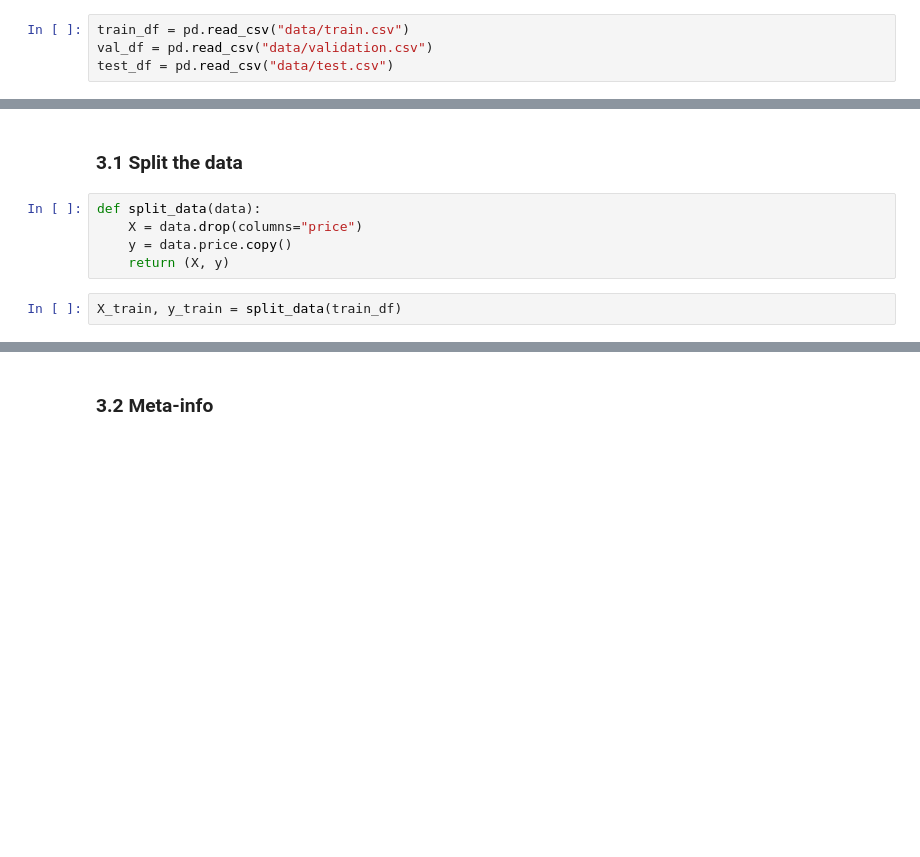
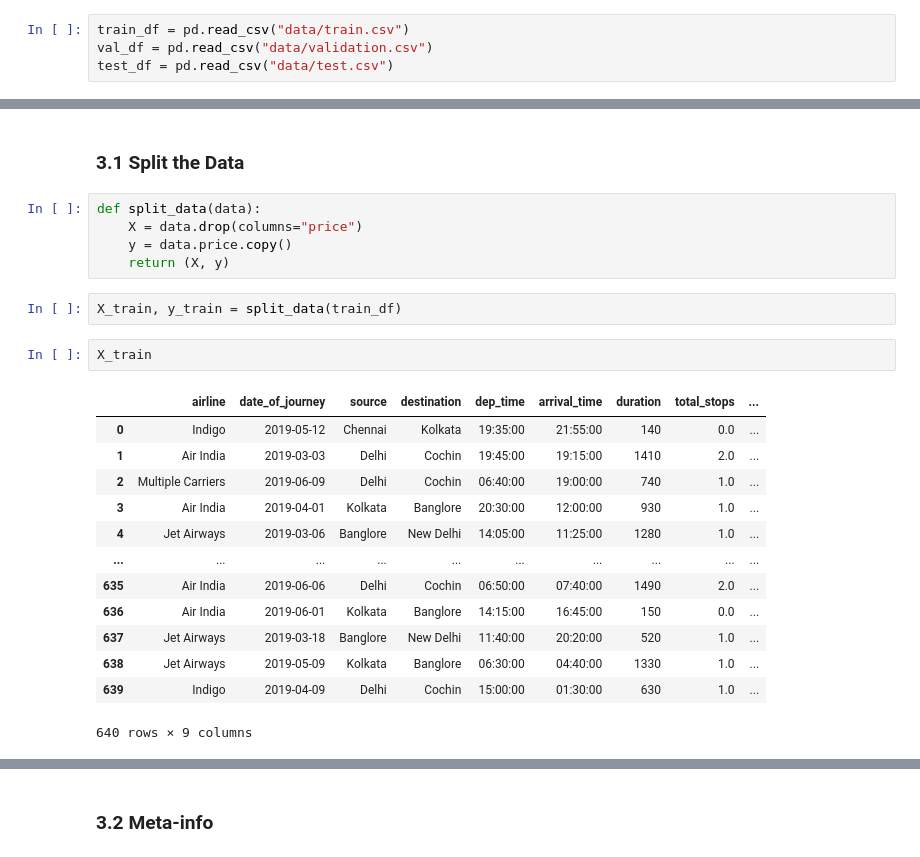
Before and after one commit to TheUndisput3d/flask-ml-project, a Jupyter notebook: model-training.ipynb, the cells around one changed output, grey strips where cells are left out. Cells and saved outputs as stored; diff of their text form; blank space fills up the shorter version.

```diff
--- a/model-training.ipynb
+++ b/model-training.ipynb
@@ -39,10 +53,26 @@ train_df
 640 rows × 10 columns
 # %% [markdown]
-### 3.1 Split the data
+### 3.1 Split the Data
 # %%
 def split_data(data):
-    X = data.drop(columns="price")
-    y = data.price.copy()
-    return (X, y)
+	X = data.drop(columns="price")
+	y = data.price.copy()
+	return (X, y)
 # %%
 X_train, y_train = split_data(train_df)
+# %%
+X_train
+# %% [output]
+|  | airline | date_of_journey | source | destination | dep_time | arrival_time | duration | total_stops | ... |
+| 0 | Indigo | 2019-05-12 | Chennai | Kolkata | 19:35:00 | 21:55:00 | 140 | 0.0 | ... |
+| 1 | Air India | 2019-03-03 | Delhi | Cochin | 19:45:00 | 19:15:00 | 1410 | 2.0 | ... |
+| 2 | Multiple Carriers | 2019-06-09 | Delhi | Cochin | 06:40:00 | 19:00:00 | 740 | 1.0 | ... |
+| 3 | Air India | 2019-04-01 | Kolkata | Banglore | 20:30:00 | 12:00:00 | 930 | 1.0 | ... |
+| 4 | Jet Airways | 2019-03-06 | Banglore | New Delhi | 14:05:00 | 11:25:00 | 1280 | 1.0 | ... |
+| ... | ... | ... | ... | ... | ... | ... | ... | ... | ... |
+| 635 | Air India | 2019-06-06 | Delhi | Cochin | 06:50:00 | 07:40:00 | 1490 | 2.0 | ... |
+| 636 | Air India | 2019-06-01 | Kolkata | Banglore | 14:15:00 | 16:45:00 | 150 | 0.0 | ... |
+| 637 | Jet Airways | 2019-03-18 | Banglore | New Delhi | 11:40:00 | 20:20:00 | 520 | 1.0 | ... |
+| 638 | Jet Airways | 2019-05-09 | Kolkata | Banglore | 06:30:00 | 04:40:00 | 1330 | 1.0 | ... |
+| 639 | Indigo | 2019-04-09 | Delhi | Cochin | 15:00:00 | 01:30:00 | 630 | 1.0 | ... |
+640 rows × 9 columns
```
Also changed, not shown: parts of 33 cells of this notebook, 7 other files.
